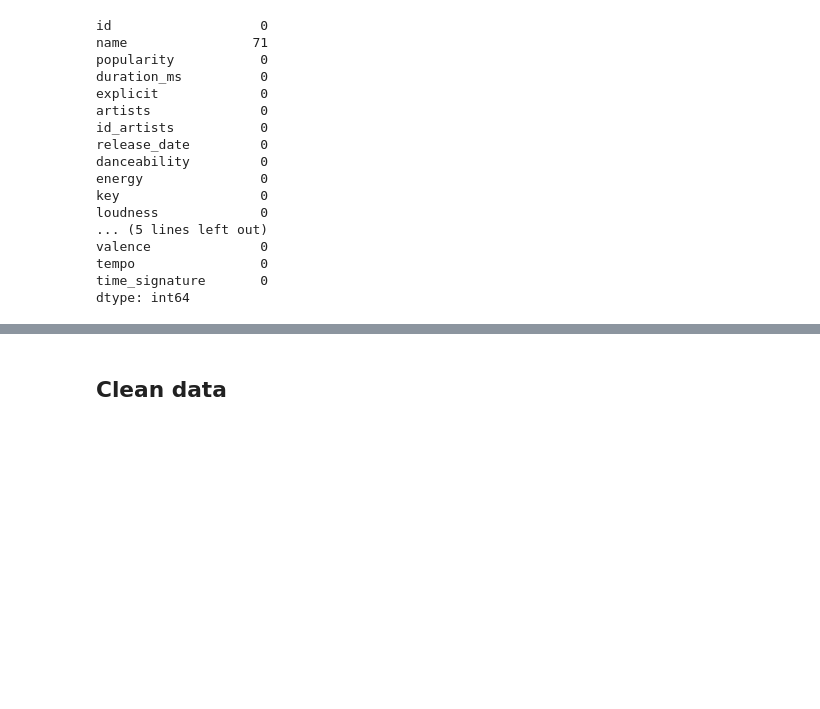
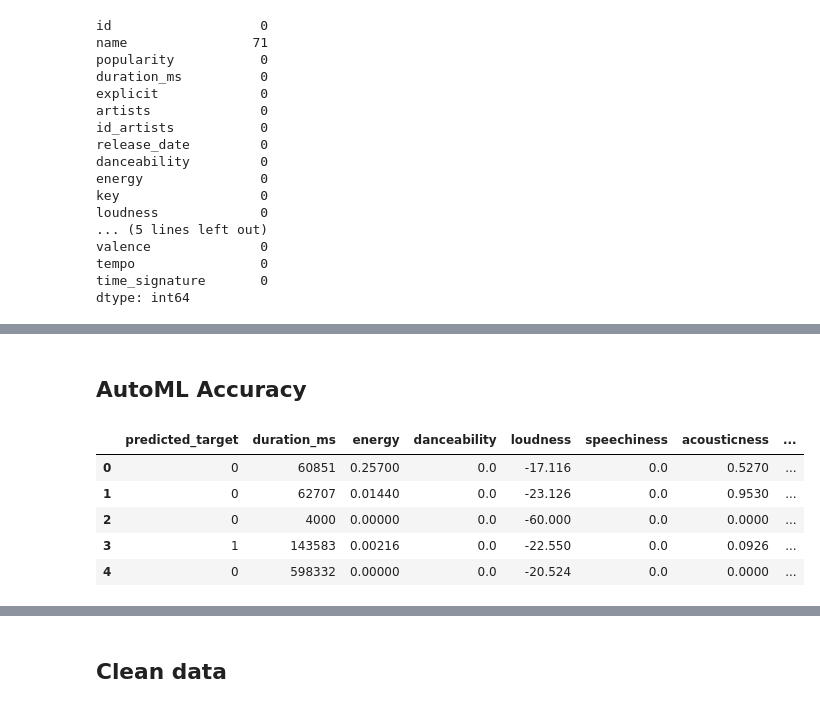
Before and after one commit to DrakeData/MSDS434-Final_P2, a Jupyter notebook: 01-DataGathering.ipynb, the cells around one changed output, grey strips where cells are left out. Cells and saved outputs as stored; diff of their text form; code cells hidden in the pictures; blank space fills up the shorter version.

```diff
--- a/01-DataGathering.ipynb
+++ b/01-DataGathering.ipynb
@@ -124,0 +138,12 @@ heatmap.set_xticklabels(heatmap.get_xticklabels(), rotation = 90)
+# %% [markdown]
+## AutoML Accuracy
+# %%
+automl_df = pd.read_csv(os.path.join(TRACKS_DIR, '20230309_automl_prediction.csv'))
+automl_df.head()
+# %% [output]
+|  | predicted_target | duration_ms | energy | danceability | loudness | speechiness | acousticness | ... |
+| 0 | 0 | 60851 | 0.25700 | 0.0 | -17.116 | 0.0 | 0.5270 | ... |
+| 1 | 0 | 62707 | 0.01440 | 0.0 | -23.126 | 0.0 | 0.9530 | ... |
+| 2 | 0 | 4000 | 0.00000 | 0.0 | -60.000 | 0.0 | 0.0000 | ... |
+| 3 | 1 | 143583 | 0.00216 | 0.0 | -22.550 | 0.0 | 0.0926 | ... |
+| 4 | 0 | 598332 | 0.00000 | 0.0 | -20.524 | 0.0 | 0.0000 | ... |
```
Also changed, not shown: parts of 8 cells of this notebook, 11 other files.
